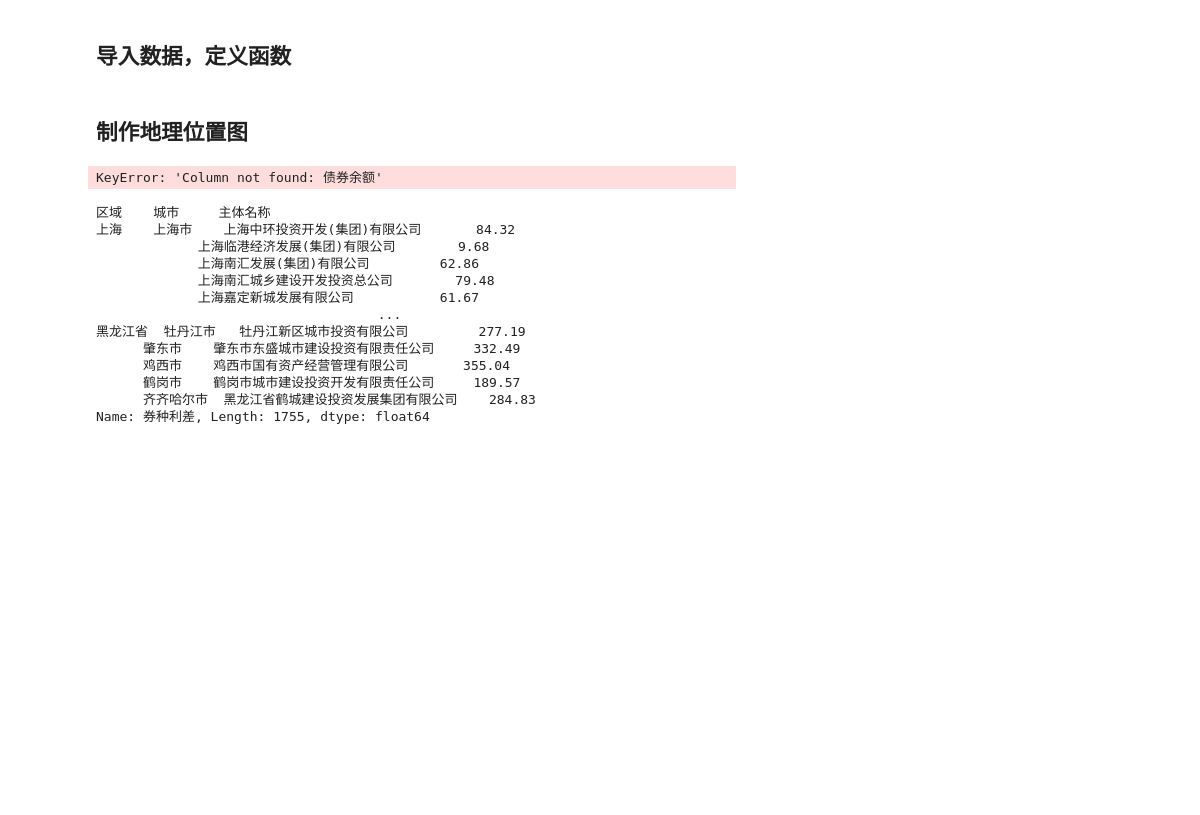
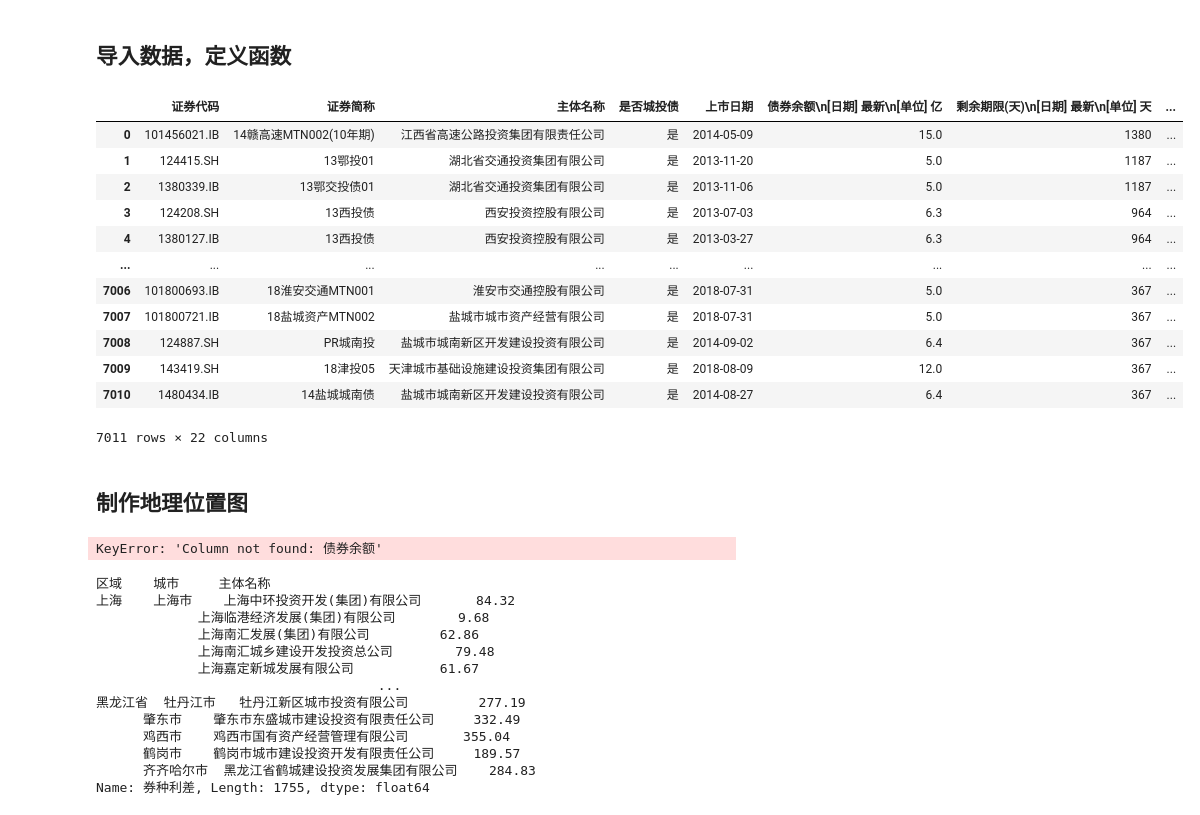
Before and after one commit to 0x-Yolo/Data_Tools, a Jupyter notebook: Credit_Analysis/credit_assistant.ipynb, the cells around one changed output. Drawn from its saved outputs; the diff is of its cells as text; code cells hidden in the pictures; blank space fills up the shorter version.

```diff
--- a/Credit_Analysis/credit_assistant.ipynb
+++ b/Credit_Analysis/credit_assistant.ipynb
@@ -86,3 +97,19 @@ def get_credit_vs_gk_data():
+# %%
+do.get_data("Credit_Premium")
+# %% [output]
+|  | 证券代码 | 证券简称 | 主体名称 | 是否城投债 | 上市日期 | 债券余额\n[日期] 最新\n[单位] 亿 | 剩余期限(天)\n[日期] 最新\n[单位] 天 | ... |
+| 0 | 101456021.IB | 14赣高速MTN002(10年期) | 江西省高速公路投资集团有限责任公司 | 是 | 2014-05-09 | 15.0 | 1380 | ... |
+| 1 | 124415.SH | 13鄂投01 | 湖北省交通投资集团有限公司 | 是 | 2013-11-20 | 5.0 | 1187 | ... |
+| 2 | 1380339.IB | 13鄂交投债01 | 湖北省交通投资集团有限公司 | 是 | 2013-11-06 | 5.0 | 1187 | ... |
+| 3 | 124208.SH | 13西投债 | 西安投资控股有限公司 | 是 | 2013-07-03 | 6.3 | 964 | ... |
+| 4 | 1380127.IB | 13西投债 | 西安投资控股有限公司 | 是 | 2013-03-27 | 6.3 | 964 | ... |
+| ... | ... | ... | ... | ... | ... | ... | ... | ... |
+| 7006 | 101800693.IB | 18淮安交通MTN001 | 淮安市交通控股有限公司 | 是 | 2018-07-31 | 5.0 | 367 | ... |
+| 7007 | 101800721.IB | 18盐城资产MTN002 | 盐城市城市资产经营有限公司 | 是 | 2018-07-31 | 5.0 | 367 | ... |
+| 7008 | 124887.SH | PR城南投 | 盐城市城南新区开发建设投资有限公司 | 是 | 2014-09-02 | 6.4 | 367 | ... |
+| 7009 | 143419.SH | 18津投05 | 天津城市基础设施建设投资集团有限公司 | 是 | 2018-08-09 | 12.0 | 367 | ... |
+| 7010 | 1480434.IB | 14盐城城南债 | 盐城市城南新区开发建设投资有限公司 | 是 | 2014-08-27 | 6.4 | 367 | ... |
+7011 rows × 22 columns
 # %%
 dff_VS_GK=get_credit_vs_gk_data()
 # %%
```
Also changed, not shown: parts of 8 cells of this notebook, 1 other file.
